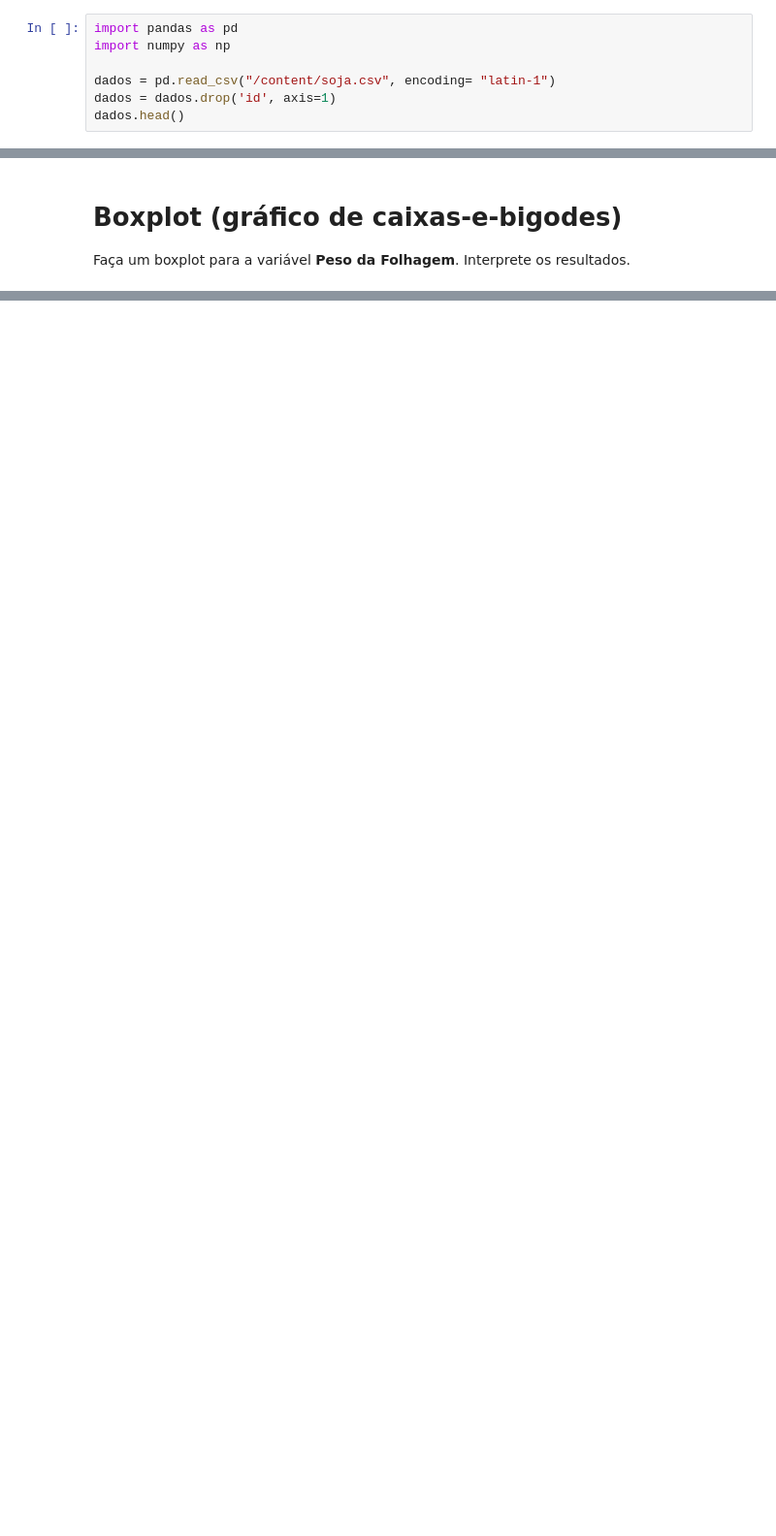
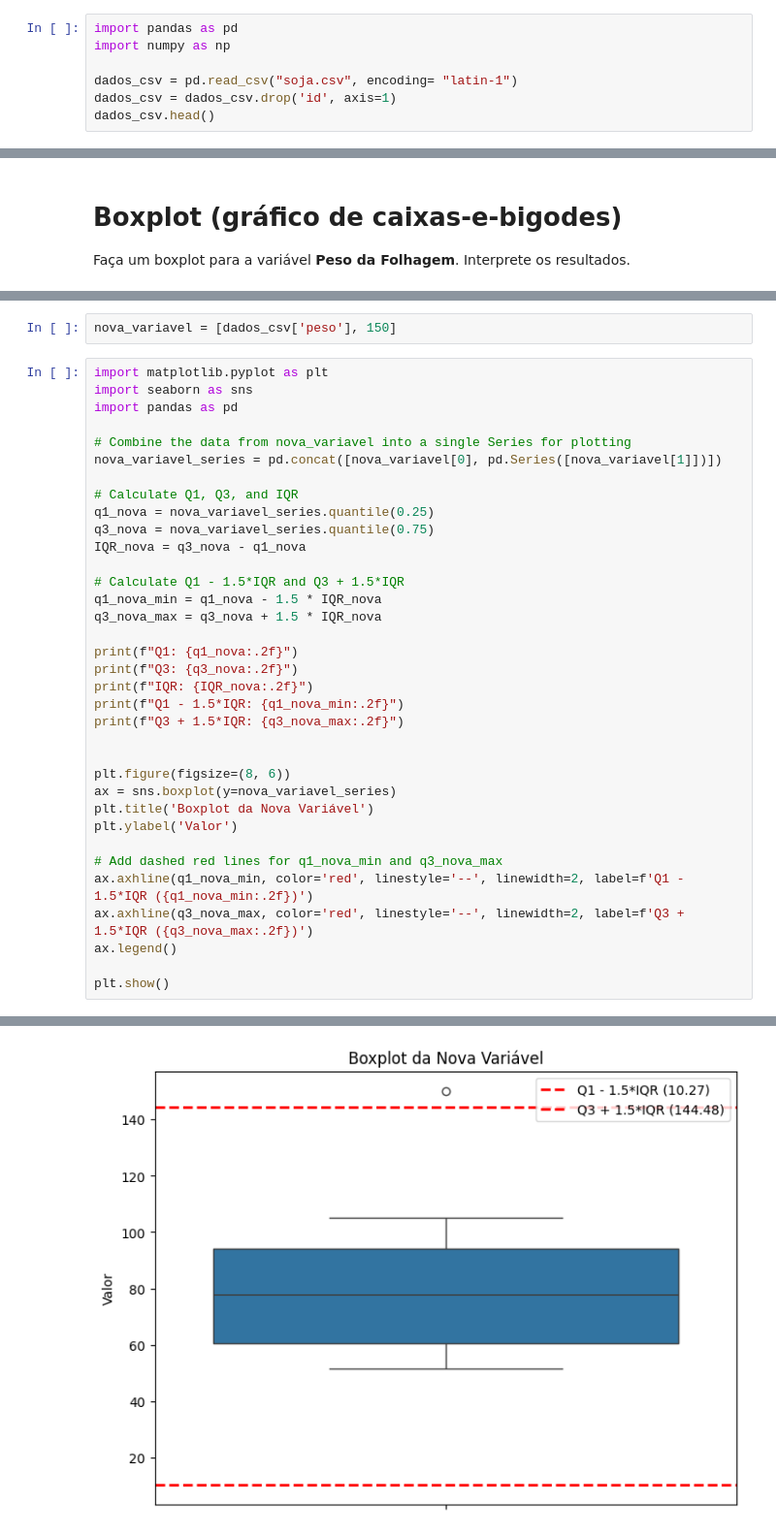
Before and after one commit to clobos/Bioestatistica_ESALQ_Python_2025, a Jupyter notebook: Aula03_Bioestatistica.ipynb, the cells around one changed output, grey strips where cells are left out. Shown at 97% size. Drawn from its saved outputs; the diff is of its cells as text; blank space fills up the shorter version.

```diff
--- a/Aula03_Bioestatistica.ipynb
+++ b/Aula03_Bioestatistica.ipynb
@@ -193,9 +183,9 @@ Um **biólogo** queria testar o efeito de um novo fertilizante no crescimento de
 import pandas as pd
 import numpy as np
 
-dados = pd.read_csv("/content/soja.csv", encoding= "latin-1")
-dados = dados.drop('id', axis=1)
-dados.head()
+dados_csv = pd.read_csv("soja.csv", encoding= "latin-1")
+dados_csv = dados_csv.drop('id', axis=1)
+dados_csv.head()
 # %% [output]
 |  | tratamento | tipo_solo | ph | altura | peso | numero_vagens | qualidade_folhagem |
 | 0 | Controle | Argiloso | 6.5 | 45.2 | 55.8 | 12 | Baixa |
@@ -235,0 +269,38 @@ Faça um boxplot para a variável **Peso da Folhagem**. Interprete os resultados
+# %%
+nova_variavel = [dados_csv['peso'], 150]
+# %%
+import matplotlib.pyplot as plt
+import seaborn as sns
+import pandas as pd
+
+# Combine the data from nova_variavel into a single Series for plotting
+nova_variavel_series = pd.concat([nova_variavel[0], pd.Series([nova_variavel[1]])])
+
+# Calculate Q1, Q3, and IQR
+q1_nova = nova_variavel_series.quantile(0.25)
+q3_nova = nova_variavel_series.quantile(0.75)
+IQR_nova = q3_nova - q1_nova
+
+# Calculate Q1 - 1.5*IQR and Q3 + 1.5*IQR
+q1_nova_min = q1_nova - 1.5 * IQR_nova
+q3_nova_max = q3_nova + 1.5 * IQR_nova
+
+print(f"Q1: {q1_nova:.2f}")
+print(f"Q3: {q3_nova:.2f}")
+print(f"IQR: {IQR_nova:.2f}")
+print(f"Q1 - 1.5*IQR: {q1_nova_min:.2f}")
+print(f"Q3 + 1.5*IQR: {q3_nova_max:.2f}")
+
+
+plt.figure(figsize=(8, 6))
+ax = sns.boxplot(y=nova_variavel_series)
+plt.title('Boxplot da Nova Variável')
+plt.ylabel('Valor')
+
+# Add dashed red lines for q1_nova_min and q3_nova_max
+ax.axhline(q1_nova_min, color='red', linestyle='--', linewidth=2, label=f'Q1 - 1.5*IQR ({q1_nova_min:.2f})')
+ax.axhline(q3_nova_max, color='red', linestyle='--', linewidth=2, label=f'Q3 + 1.5*IQR ({q3_nova_max:.2f})')
+ax.legend()
+
+plt.show()
+# %% [output]
@@ -235,0 +312 @@ Faça um boxplot para a variável **Peso da Folhagem**. Interprete os resultados
+[figure, added]
```
Also changed, not shown: parts of 20 cells of this notebook.
